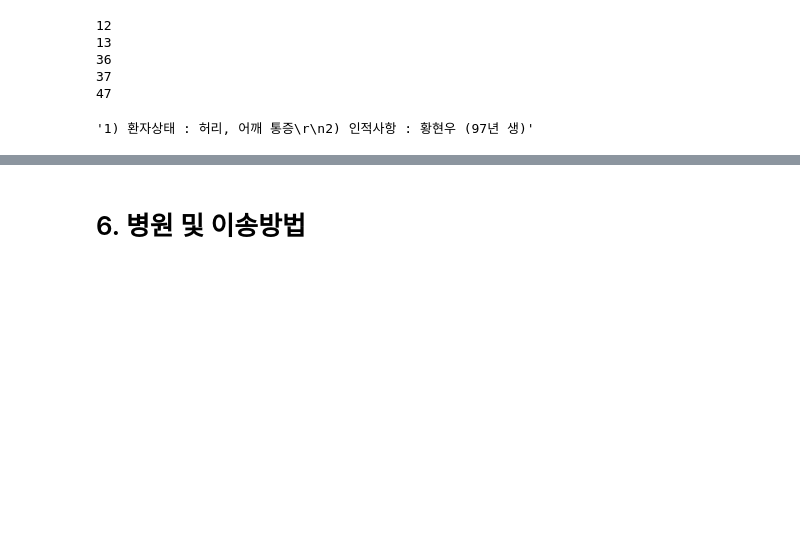
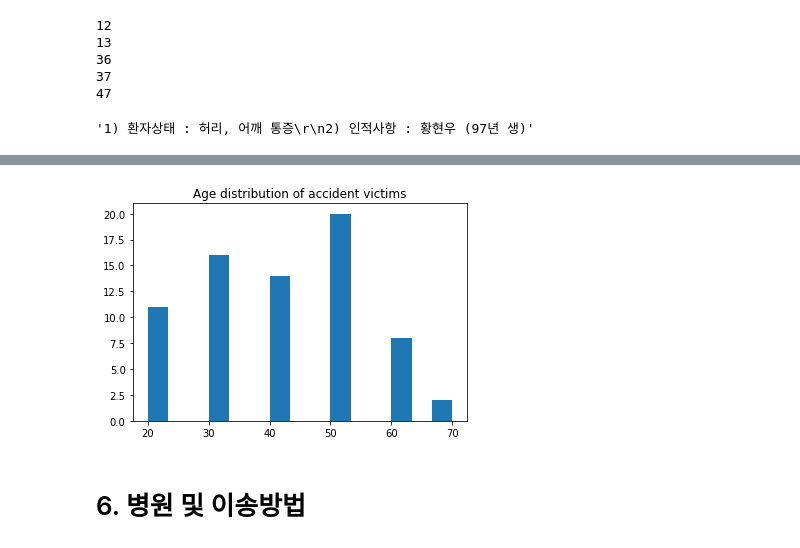
Before and after one commit to SonChungMan/KZ-Repository, a Jupyter notebook: accidents.ipynb, the cells around one changed output, grey strips where cells are left out. Saved outputs shown, nothing was run; the diff lists cells and outputs as text; code cells hidden in the pictures; blank space fills up the shorter version.

```diff
--- a/accidents.ipynb
+++ b/accidents.ipynb
@@ -360,2 +322,11 @@ years
 # %%
-years[0][0]
+for i in range(len(years)):
+    # 19xx -> xx로 변경
+    if years[i][0].startswith('19'):
+        years[i] = [years[i][0][2:]]
+    # 월일 제거
+    elif len(years[i]) > 1:
+        years[i] = [years[i][0]]
+    else:
+        continue
+# years
@@ -363,0 +333,12 @@ years[0][0]
+# %%
+# 나이대 함수 정의
+def age_ctg(age):
+    age = (age // 10) *10
+    return age
+# %%
+# 한국 나이로 변경
+for i in range(len(years)):
+    if years[i][0].endswith('세'):
+        years[i] = age_ctg(int(years[i][0][:-1]))
+    else:
+        years[i] = age_ctg(2022 - 1900 -int(years[i][0]) + 1)
@@ -363,0 +365,6 @@ years[0][0]
+# %%
+plt.hist(years, bins=15)
+plt.title("Age distribution of accident victims")
+plt.show()
+# %% [output]
+[figure, added]
```
Also changed, not shown: parts of 7 cells of this notebook.
